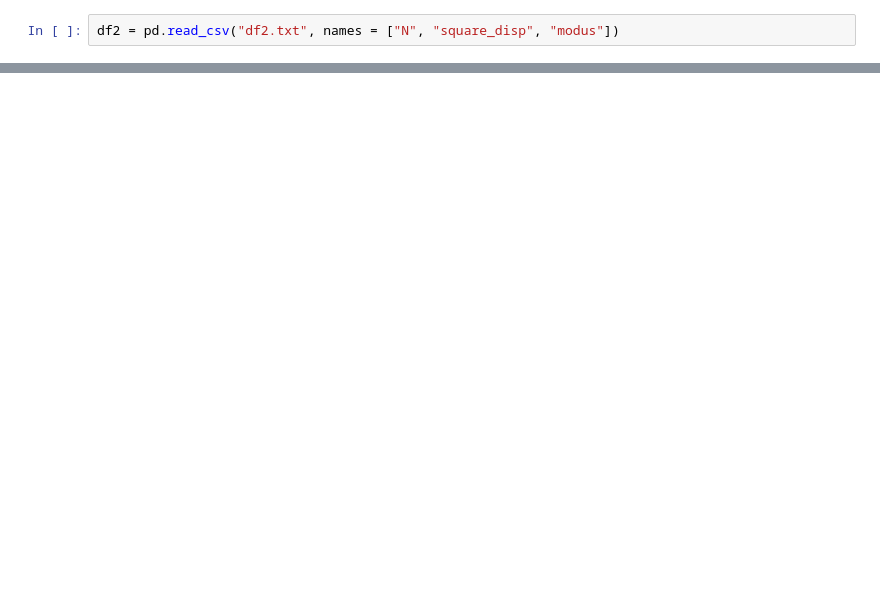
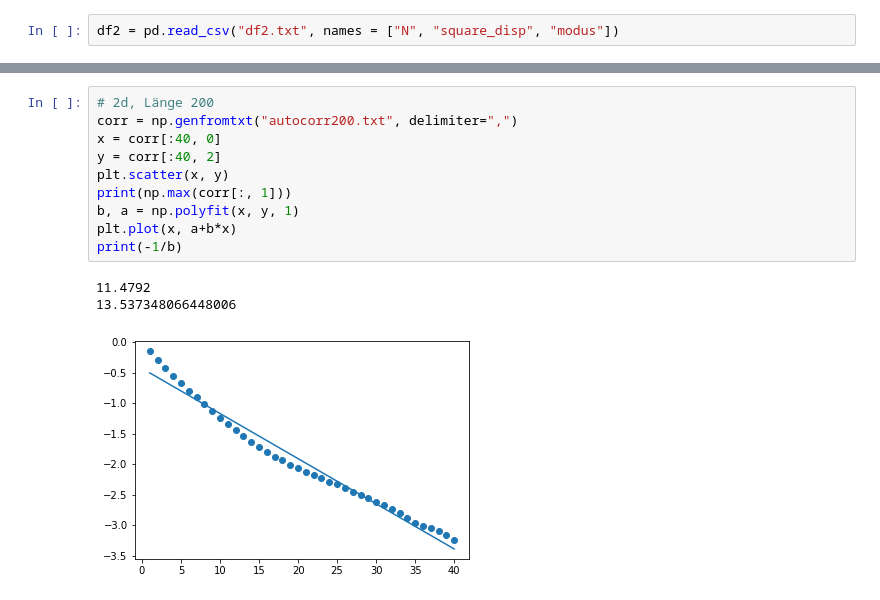
Before and after one commit to ja-miha/Vortragstechnik, a Jupyter notebook: saw/plot.ipynb, the cells around one changed output, grey strips where cells are left out. Drawn from its saved outputs; the diff is of its cells as text; blank space fills up the shorter version.

```diff
--- a/saw/plot.ipynb
+++ b/saw/plot.ipynb
@@ -40,0 +43,14 @@ plt.savefig("saw2d.pdf")
+# %%
+# 2d, Länge 200
+corr = np.genfromtxt("autocorr200.txt", delimiter=",")
+x = corr[:40, 0]
+y = corr[:40, 2]
+plt.scatter(x, y)
+print(np.max(corr[:, 1]))
+b, a = np.polyfit(x, y, 1)
+plt.plot(x, a+b*x)
+print(-1/b)
+# %% [output]
+11.4792
+13.537348066448006
+[figure, added]
```
Also changed, not shown: parts of 12 cells of this notebook, 7 other files.
